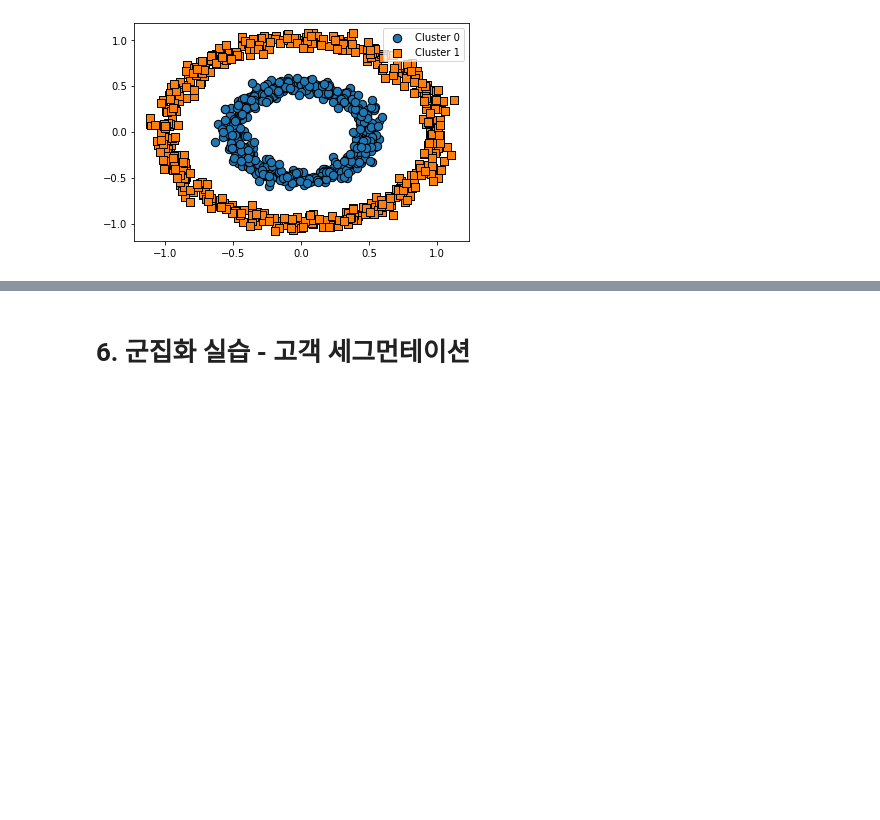
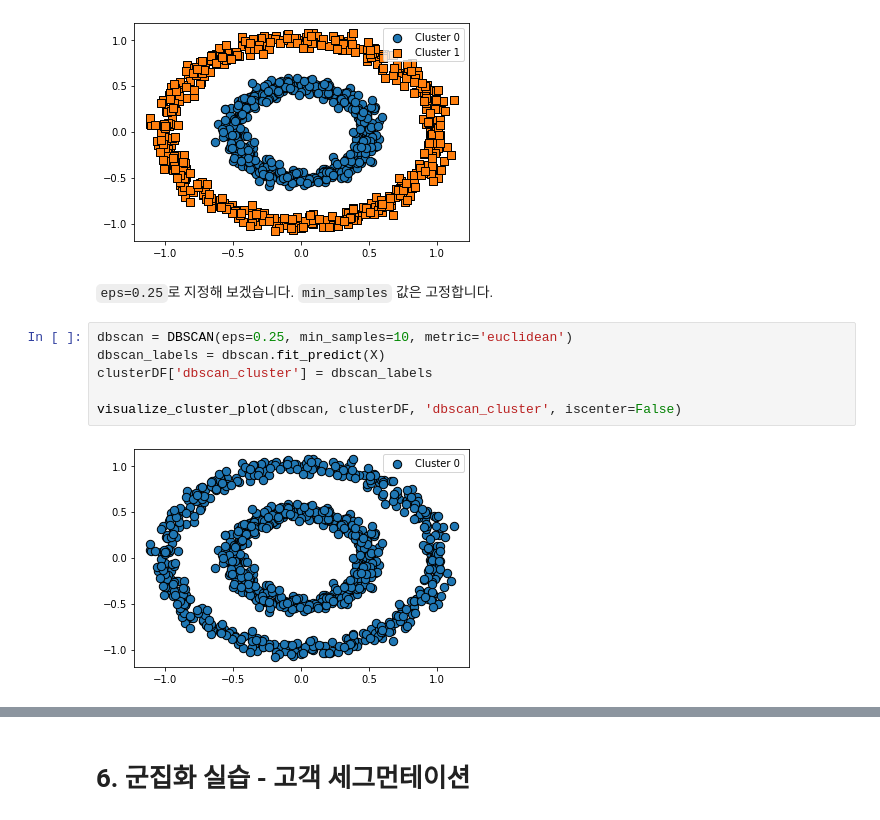
Before and after one commit to LeeSeungwon89/Machine-learning_Theory, a Jupyter notebook: CHAPTER7 군집화.ipynb, the cells around one changed output, grey strips where cells are left out. Drawn from its saved outputs; the diff is of its cells as text; blank space fills up the shorter version.

```diff
--- a/CHAPTER7 군집화.ipynb
+++ b/CHAPTER7 군집화.ipynb
@@ -844,3 +844,13 @@ clusterDF['dbscan_cluster'] = dbscan_labels
 visualize_cluster_plot(dbscan, clusterDF, 'dbscan_cluster', iscenter=False)
 # %% [output]
 [figure]
+# %% [markdown]
+`eps=0.25`로 지정해 보겠습니다. `min_samples` 값은 고정합니다.
+# %%
+dbscan = DBSCAN(eps=0.25, min_samples=10, metric='euclidean')
+dbscan_labels = dbscan.fit_predict(X)
+clusterDF['dbscan_cluster'] = dbscan_labels
+
+visualize_cluster_plot(dbscan, clusterDF, 'dbscan_cluster', iscenter=False)
+# %% [output]
+[figure, added]
```
Also changed, not shown: parts of 2 cells of this notebook.
